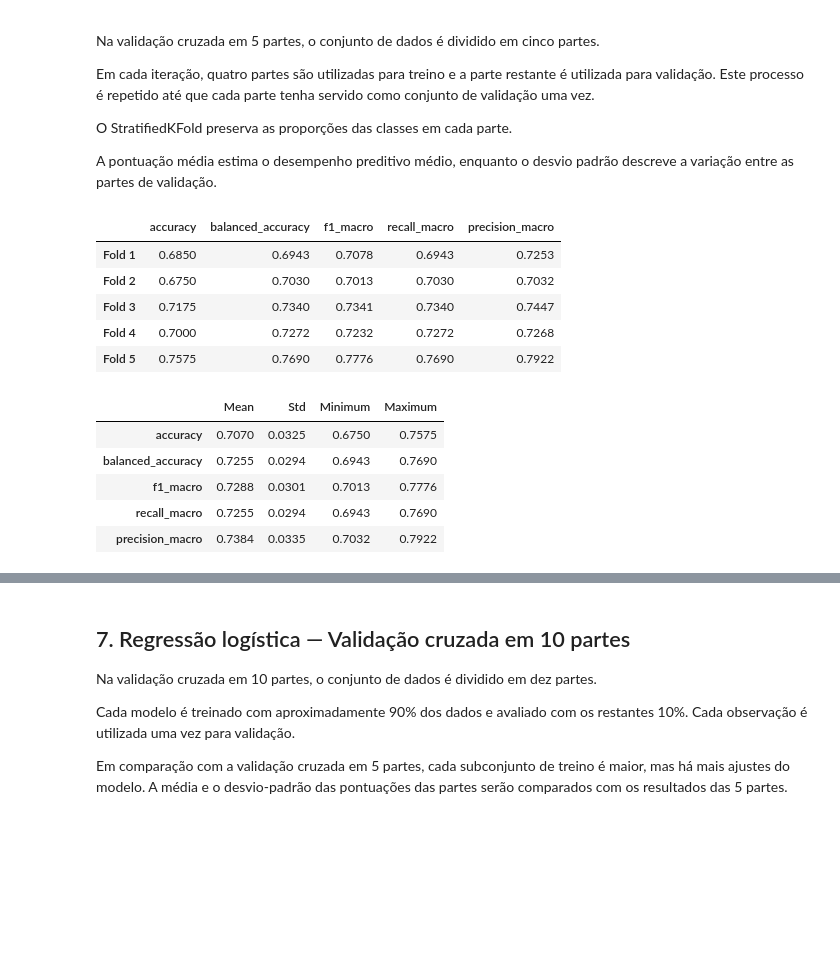
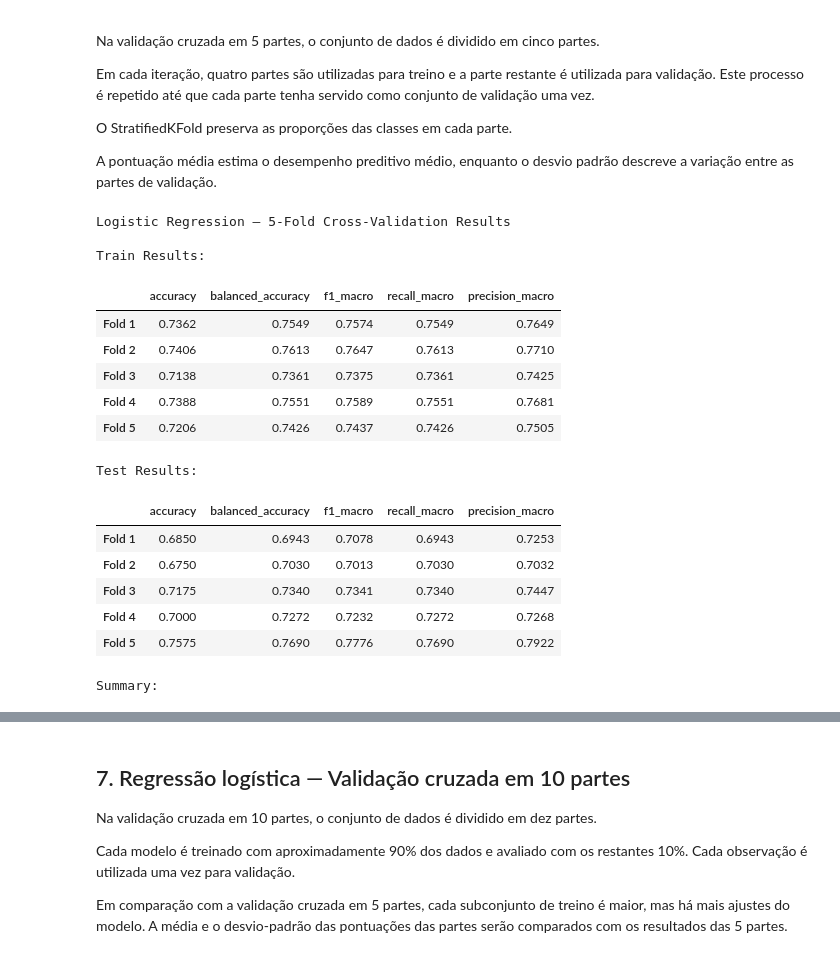
Before and after one commit to GabrielaRibeiroISEP/APRAU, a Jupyter notebook: task1_Classification.ipynb, the cells around one changed output, grey strips where cells are left out. Saved outputs shown, nothing was run; the diff lists cells and outputs as text; code cells hidden in the pictures; blank space fills up the shorter version.

Commit message:
Part1 ajuste aos modelos da classificacao

```diff
--- a/task1_Classification.ipynb
+++ b/task1_Classification.ipynb
@@ -595,57 +701,82 @@ def run_cross_validation(model, X, y, n_splits, seed=42):
     cv = StratifiedKFold(
         n_splits=n_splits,
         shuffle=True,
         random_state=seed
     )
 
     result = cross_validate(
         clone(model),
         X,
         y,
         cv=cv,
         scoring=metrics,
-        return_train_score=False,
+        return_train_score=True,
         n_jobs=-1
     )
 
-    fold_results = pd.DataFrame({
+    train_results = pd.DataFrame({
+        metric: result[f"train_{metric}"]
+        for metric in metrics
+    })
+
+    test_results = pd.DataFrame({
         metric: result[f"test_{metric}"]
         for metric in metrics
     })
 
-    fold_results.index = [
+    train_results.index = [
         f"Fold {i}" for i in range(1, n_splits + 1)
     ]
 
-    summary = pd.DataFrame({
-        "Mean": fold_results.mean(),
-        "Std": fold_results.std(ddof=1),
-        "Minimum": fold_results.min(),
-        "Maximum": fold_results.max()
-    })
+    test_results.index = [
+        f"Fold {i}" for i in range(1, n_splits + 1)
+    ]
 
-    return fold_results, summary
+    summary = pd.concat(
+        {
+            "Train": train_results.agg(
+                ["mean", "std", "min", "max"]
+            ).T,
+            "Test": test_results.agg(
+                ["mean", "std", "min", "max"]
+            ).T
+        },
+        names=["Dataset", "Metric"]
+    )
 
+    return train_results, test_results, summary
 
-lr_cv5_folds, lr_cv5_summary = run_cross_validation(
-    models["Logistic Regression"],
-    X_classification,
-    y,
-    n_splits=5
+lr_cv5_train, lr_cv5_test, lr_cv5_summary = (
+    run_cross_validation(
+        models["Logistic Regression"],
+        X_classification,
+        y,
+        n_splits=5
+    )
 )
 
-display(lr_cv5_folds.round(4))
+print("\nLogistic Regression — 5-Fold Cross-Validation Results")
+print("\nTrain Results:")
+display(lr_cv5_train.round(4))
+print("\nTest Results:")
+display(lr_cv5_test.round(4))
+print("\nSummary:")
 display(lr_cv5_summary.round(4))
 # %% [output]
+Logistic Regression — 5-Fold Cross-Validation Results
+
+Train Results:
 |  | accuracy | balanced_accuracy | f1_macro | recall_macro | precision_macro |
-| Fold 1 | 0.6850 | 0.6943 | 0.7078 | 0.6943 | 0.7253 |
-| Fold 2 | 0.6750 | 0.7030 | 0.7013 | 0.7030 | 0.7032 |
-| Fold 3 | 0.7175 | 0.7340 | 0.7341 | 0.7340 | 0.7447 |
-| Fold 4 | 0.7000 | 0.7272 | 0.7232 | 0.7272 | 0.7268 |
-| Fold 5 | 0.7575 | 0.7690 | 0.7776 | 0.7690 | 0.7922 |
+| Fold 1 | 0.7362 | 0.7549 | 0.7574 | 0.7549 | 0.7649 |
+| Fold 2 | 0.7406 | 0.7613 | 0.7647 | 0.7613 | 0.7710 |
+| Fold 3 | 0.7138 | 0.7361 | 0.7375 | 0.7361 | 0.7425 |
+| Fold 4 | 0.7388 | 0.7551 | 0.7589 | 0.7551 | 0.7681 |
+| Fold 5 | 0.7206 | 0.7426 | 0.7437 | 0.7426 | 0.7505 |
+Test Results:
-|  | Mean | Std | Minimum | Maximum |
-| accuracy | 0.7070 | 0.0325 | 0.6750 | 0.7575 |
-| balanced_accuracy | 0.7255 | 0.0294 | 0.6943 | 0.7690 |
-| f1_macro | 0.7288 | 0.0301 | 0.7013 | 0.7776 |
-| recall_macro | 0.7255 | 0.0294 | 0.6943 | 0.7690 |
-| precision_macro | 0.7384 | 0.0335 | 0.7032 | 0.7922 |
+|  | accuracy | balanced_accuracy | f1_macro | recall_macro | precision_macro |
+| Fold 1 | 0.6850 | 0.6943 | 0.7078 | 0.6943 | 0.7253 |
+| Fold 2 | 0.6750 | 0.7030 | 0.7013 | 0.7030 | 0.7032 |
+| Fold 3 | 0.7175 | 0.7340 | 0.7341 | 0.7340 | 0.7447 |
+| Fold 4 | 0.7000 | 0.7272 | 0.7232 | 0.7272 | 0.7268 |
+| Fold 5 | 0.7575 | 0.7690 | 0.7776 | 0.7690 | 0.7922 |
+Summary:
```
Also changed, not shown: parts of 19 cells of this notebook.
